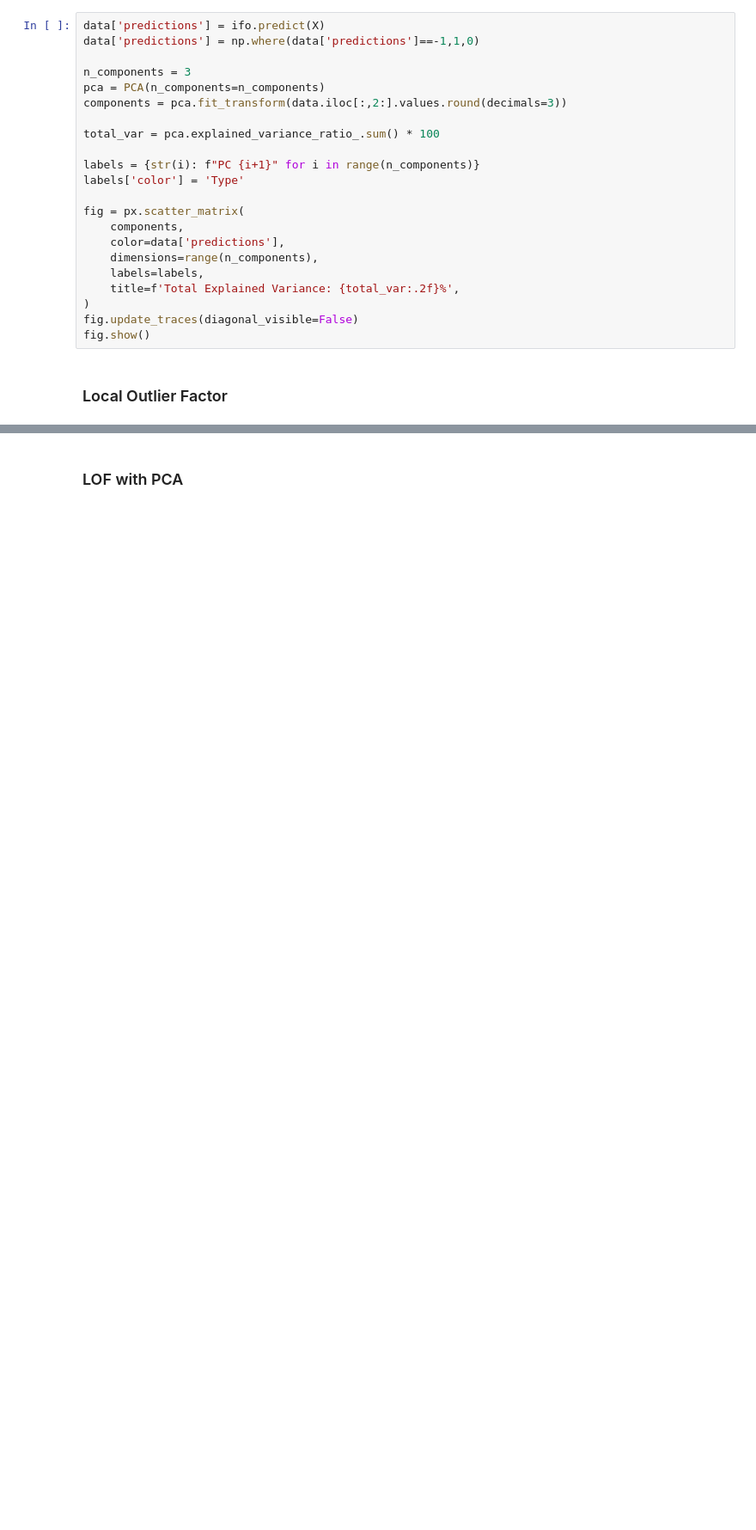
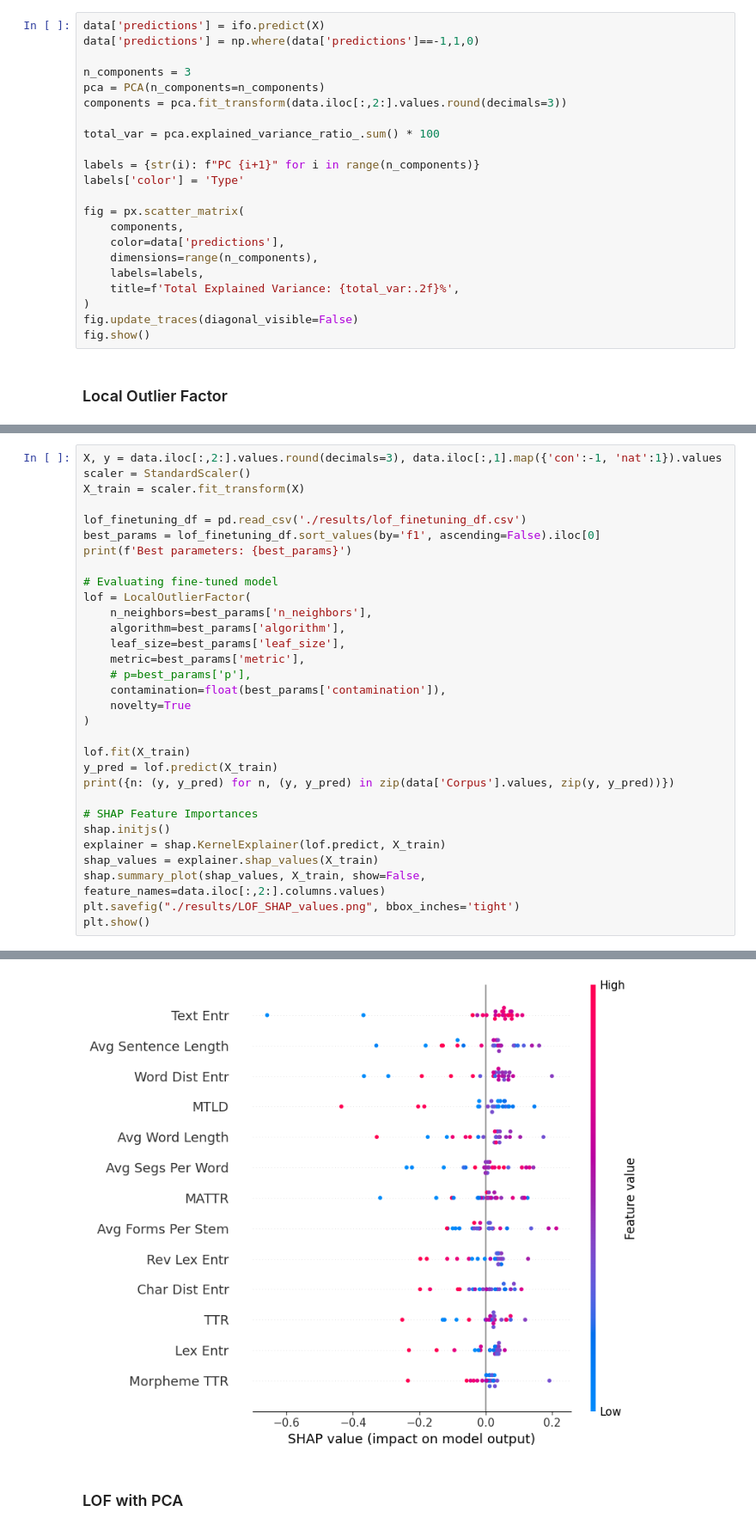
Before and after one commit to kirbergerconnor/iscl-thesis, a Jupyter notebook: anomalydetection.ipynb, the cells around one changed output, grey strips where cells are left out. Shown at 86% size. Drawn from its saved outputs; the diff is of its cells as text; blank space fills up the shorter version.

```diff
--- a/anomalydetection.ipynb
+++ b/anomalydetection.ipynb
@@ -713,0 +773,32 @@ Name: 3362, dtype: object
+# %%
+X, y = data.iloc[:,2:].values.round(decimals=3), data.iloc[:,1].map({'con':-1, 'nat':1}).values
+scaler = StandardScaler()
+X_train = scaler.fit_transform(X)
+
+lof_finetuning_df = pd.read_csv('./results/lof_finetuning_df.csv')
+best_params = lof_finetuning_df.sort_values(by='f1', ascending=False).iloc[0]
+print(f'Best parameters: {best_params}')
+
+# Evaluating fine-tuned model
+lof = LocalOutlierFactor(
+    n_neighbors=best_params['n_neighbors'],
+    algorithm=best_params['algorithm'],
+    leaf_size=best_params['leaf_size'],
+    metric=best_params['metric'],
+    # p=best_params['p'],
+    contamination=float(best_params['contamination']),
+    novelty=True
+)
+
+lof.fit(X_train)
+y_pred = lof.predict(X_train)
+print({n: (y, y_pred) for n, (y, y_pred) in zip(data['Corpus'].values, zip(y, y_pred))})
+
+# SHAP Feature Importances
+shap.initjs()
+explainer = shap.KernelExplainer(lof.predict, X_train)
+shap_values = explainer.shap_values(X_train)
+shap.summary_plot(shap_values, X_train, show=False, feature_names=data.iloc[:,2:].columns.values)
+plt.savefig("./results/LOF_SHAP_values.png", bbox_inches='tight')
+plt.show()
+# %% [output]
@@ -714,3 +817,4 @@ Name: 3362, dtype: object
+[figure, added]
 # %% [markdown]
 ### LOF with PCA
 # %%
```
Also changed, not shown: parts of 9 cells of this notebook, 31 other files.
